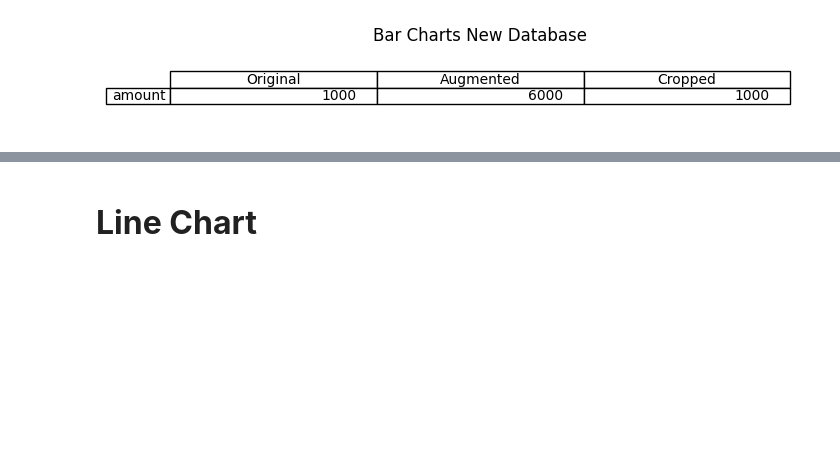
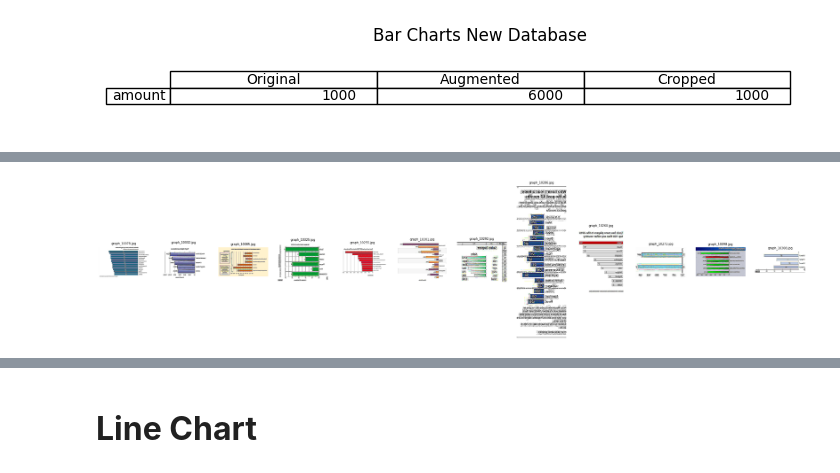
Before and after one commit to nucontreras/artificial-intelligence-scripts, a Jupyter notebook: FSCN/data_analysis.ipynb, the cells around one changed output, grey strips where cells are left out. Saved outputs shown, nothing was run; the diff lists cells and outputs as text; code cells hidden in the pictures; blank space fills up the shorter version.

```diff
--- a/FSCN/data_analysis.ipynb
+++ b/FSCN/data_analysis.ipynb
@@ -353,0 +356,6 @@ show_images_horizontally(path, 12)
+# %%
+# 6000 Augmented images
+
+show_images_horizontally(path_augmented_bar_new_db, 12)
+# %% [output]
+[figure, added]
```
Also changed, not shown: parts of 18 cells of this notebook.
